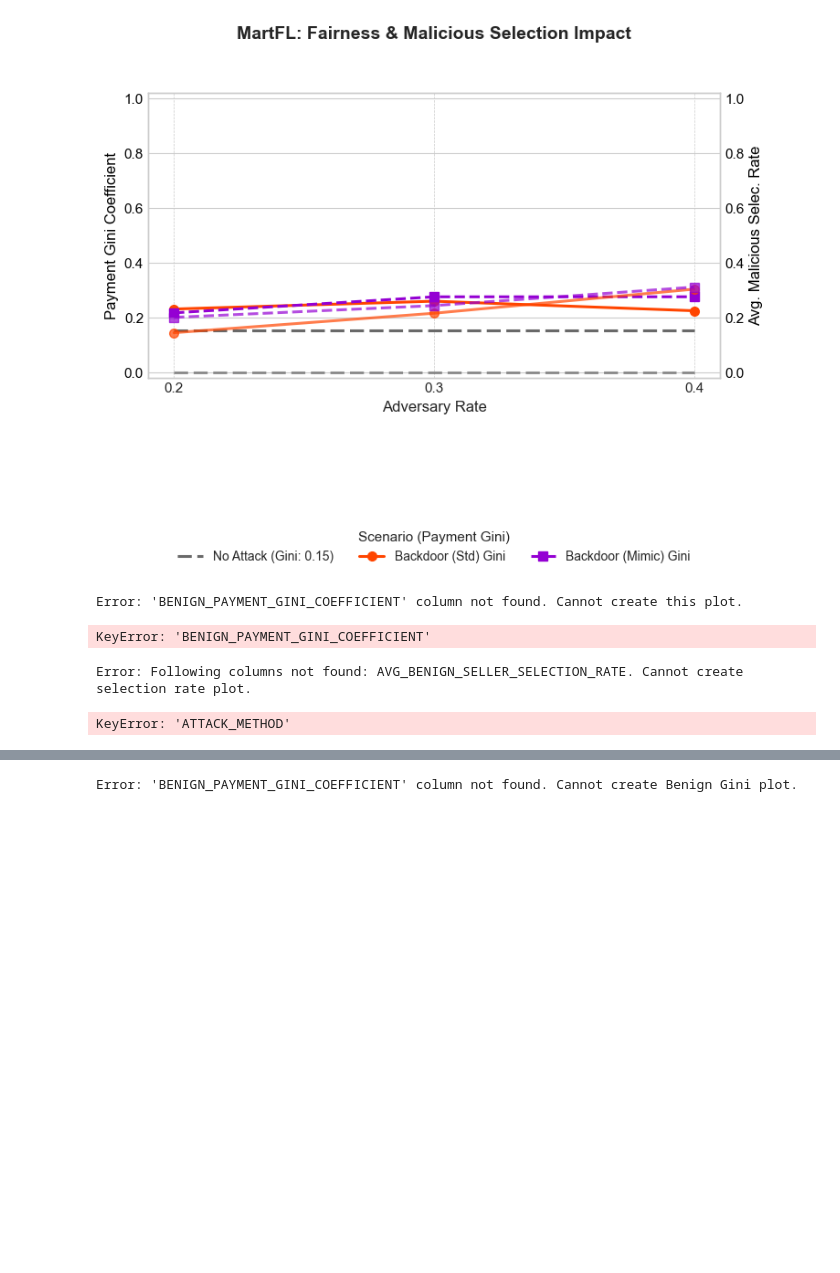
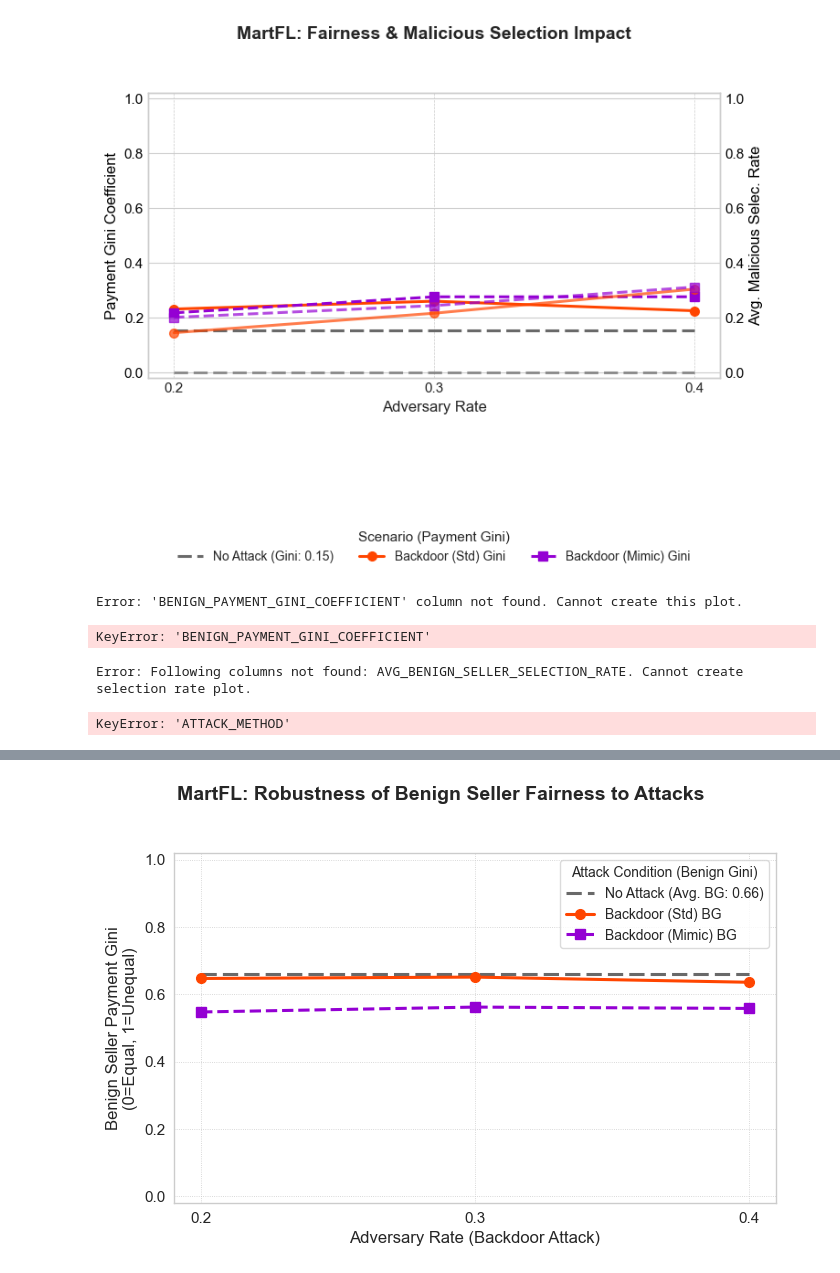
Before and after one commit to szyszyzys/poison_data_valuation, a Jupyter notebook: visual_results.ipynb, the cells around one changed output, grey strips where cells are left out. Cells and saved outputs as stored; diff of their text form; code cells hidden in the pictures; blank space fills up the shorter version.

```diff
--- a/visual_results.ipynb
+++ b/visual_results.ipynb
@@ -1343,26 +1343,37 @@ import seaborn as sns
 import numpy as np
 from matplotlib.lines import Line2D
 
-# This cell depends on 'summary_df_avg' being loaded and preprocessed in Cell 1,
-# and containing 'BENIGN_PAYMENT_GINI_COEFFICIENT'.
+# This cell depends on 'summary_df_avg' being loaded and preprocessed in Cell 1.
+# It will now use 'AVG_BENIGN_PAYMENT_GINI' from your CSV.
+
+# Define the correct column name from your CSV
+ACTUAL_BENIGN_GINI_COLUMN_NAME = 'AVG_BENIGN_PAYMENT_GINI'
 
 if 'summary_df_avg' in locals() and not summary_df_avg.empty:
     plot_data_benign_gini = summary_df_avg.copy()
-    current_aggregation_method = "MartFL" # Assuming 'MartFL' for title
+    current_aggregation_method = "MartFL" # Assuming 'MartFL'
 
-    # Check for required column
-    if 'BENIGN_PAYMENT_GINI_COEFFICIENT' not in plot_data_benign_gini.columns:
-        print("Error: 'BENIGN_PAYMENT_GINI_COEFFICIENT' column not found. Cannot create Benign Gini plot.")
+    if ACTUAL_BENIGN_GINI_COLUMN_NAME not in plot_data_benign_gini.columns:
+        print(f"Error (Benign Gini Plot): '{ACTUAL_BENIGN_GINI_COLUMN_NAME}' column not found. Cannot create plot.")
+    elif plot_data_benign_gini[ACTUAL_BENIGN_GINI_COLUMN_NAME].isna().all():
+        print(f"Error (Benign Gini Plot): '{ACTUAL_BENIGN_GINI_COLUMN_NAME}' column contains only NaN values. Cannot create plot.")
     else:
-        # Data already numeric and rounded from Cell 1's preprocessing
-        plot_data_benign_gini.dropna(subset=['BENIGN_PAYMENT_GINI_COEFFICIENT'], inplace=True)
+        # Column already preprocessed (numeric, rounded) by preprocess_experiment_data if listed in FLOAT_PRECISIONS
+        # Ensure it's numeric if it wasn't in FLOAT_PRECISIONS, though it should be
+        plot_data_benign_gini[ACTUAL_BENIGN_GINI_COLUMN_NAME] = pd.to_numeric(
+            plot_data_benign_gini[ACTUAL_BENIGN_GINI_COLUMN_NAME], errors='coerce'
+        )
+        rows_before_dropna_bg = len(plot_data_benign_gini)
+        plot_data_benign_gini.dropna(subset=[ACTUAL_BENIGN_GINI_COLUMN_NAME], inplace=True)
+        if len(plot_data_benign_gini) < rows_before_dropna_bg:
+            print(f"Plot Benign Gini: Dropped {rows_before_dropna_bg - len(plot_data_benign_gini)} rows with NaN {ACTUAL_BENIGN_GINI_COLUMN_NAME} values.")
 
         # 1. "No Attack" Benign Gini Baseline (Averaged over IS_SYBIL)
         no_attack_data_bg = plot_data_benign_gini[plot_data_benign_gini['ATTACK_METHOD'] == 'No Attack'].copy()
-        no_attack_avg_benign_gini = no_attack_data_bg['BENIGN_PAYMENT_GINI_COEFFICIENT'].mean() if not no_attack_data_bg.empty else np.nan
+        no_attack_avg_benign_gini = no_attack_data_bg[ACTUAL_BENIGN_GINI_COLUMN_NAME].mean() if not no_attack_data_bg.empty else np.nan
 
         # 2. "Backdoor Attack" Benign Gini Data, distinguishing IS_SYBIL
-        adv_rates_to_plot_on_x = [0.1, 0.2, 0.3, 0.4] # Define the ADV_RATEs of interest for attack scenarios
+        adv_rates_to_plot_on_x = [0.1, 0.2, 0.3, 0.4]
         backdoor_benign_gini_data = plot_data_benign_gini[
             (plot_data_benign_gini['ATTACK_METHOD'] == 'Backdoor') &
             (plot_data_benign_gini['ADV_RATE'].isin(adv_rates_to_plot_on_x))
@@ -1371,12 +1382,12 @@ if 'summary_df_avg' in locals() and not summary_df_avg.empty:
         if not backdoor_benign_gini_data.empty:
             backdoor_benign_gini_by_sybil = backdoor_benign_gini_data.groupby(
                 ['ADV_RATE', 'IS_SYBIL'], as_index=False
-            )['BENIGN_PAYMENT_GINI_COEFFICIENT'].mean().sort_values(by=['IS_SYBIL', 'ADV_RATE'])
+            )[ACTUAL_BENIGN_GINI_COLUMN_NAME].mean().sort_values(by=['IS_SYBIL', 'ADV_RATE'])
             adv_rates_present_in_data = sorted(backdoor_benign_gini_by_sybil['ADV_RATE'].unique())
         else:
             print(f"Warning (Benign Gini Plot): No 'Backdoor' data for Benign Gini for ADV_RATEs {adv_rates_to_plot_on_x}.")
             backdoor_benign_gini_by_sybil = pd.DataFrame()
-            adv_rates_present_in_data = [] # Will be empty if no backdoor data
+            adv_rates_present_in_data = []
 
         # --- Plotting Benign Gini ---
         if not backdoor_benign_gini_by_sybil.empty or pd.notna(no_attack_avg_benign_gini):
@@ -1390,55 +1401,55 @@ if 'summary_df_avg' in locals() and not summary_df_avg.empty:
             markers = { 'Backdoor (Standard)': 'o', 'Backdoor (Mimic)': 's' }
             legend_elements_gini = []
 
-            # Use actual min/max of plotted attack data for hline range, or defaults
             xmin_hline = min(adv_rates_present_in_data) if adv_rates_present_in_data else min(adv_rates_to_plot_on_x)
             xmax_hline = max(adv_rates_present_in_data) if adv_rates_present_in_data else max(adv_rates_to_plot_on_x)
-
 
             if pd.notna(no_attack_avg_benign_gini):
                 ax.hlines(y=no_attack_avg_benign_gini, xmin=xmin_hline, xmax=xmax_hline,
                           color=colors['No Attack'], linestyle=linestyles['No Attack'], linewidth=LINE_WIDTH)
                 legend_elements_gini.append(Line2D([0], [0], color=colors['No Attack'], linestyle=linestyles['No Attack'],
-                                                  lw=LINE_WIDTH, label=f'No Attack (Benign Gini: {no_attack_avg_benign_gini:.2f})'))
+                                                  lw=LINE_WIDTH, label=f'No Attack (Avg. BG: {no_attack_avg_benign_gini:.2f})'))
 
             if not backdoor_benign_gini_by_sybil.empty:
                 data_std = backdoor_benign_gini_by_sybil[backdoor_benign_gini_by_sybil['IS_SYBIL'] == 'False']
                 if not data_std.empty:
-                    ax.plot(data_std['ADV_RATE'], data_std['BENIGN_PAYMENT_GINI_COEFFICIENT'],
+                    ax.plot(data_std['ADV_RATE'], data_std[ACTUAL_BENIGN_GINI_COLUMN_NAME], # Use actual name
                             color=colors['Backdoor (Standard)'], linestyle=linestyles['Backdoor (Standard)'],
                             marker=markers['Backdoor (Standard)'], linewidth=LINE_WIDTH, markersize=MARKER_SIZE)
                     legend_elements_gini.append(Line2D([0], [0], color=colors['Backdoor (Standard)'], linestyle=linestyles['Backdoor (Standard)'],
                                                       marker=markers['Backdoor (Standard)'], markersize=MARKER_SIZE, lw=LINE_WIDTH,
-                                                      label='Backdoor (Std) Benign Gini'))
+                                                      label='Backdoor (Std) BG'))
 
                 data_mimic = backdoor_benign_gini_by_sybil[backdoor_benign_gini_by_sybil['IS_SYBIL'] == 'mimic']
                 if not data_mimic.empty:
-                    ax.plot(data_mimic['ADV_RATE'], data_mimic['BENIGN_PAYMENT_GINI_COEFFICIENT'],
+                    ax.plot(data_mimic['ADV_RATE'], data_mimic[ACTUAL_BENIGN_GINI_COLUMN_NAME], # Use actual name
                             color=colors['Backdoor (Mimic)'], linestyle=linestyles['Backdoor (Mimic)'],
                             marker=markers['Backdoor (Mimic)'], linewidth=LINE_WIDTH, markersize=MARKER_SIZE)
                     legend_elements_gini.append(Line2D([0], [0], color=colors['Backdoor (Mimic)'], linestyle=linestyles['Backdoor (Mimic)'],
                                                       marker=markers['Backdoor (Mimic)'], markersize=MARKER_SIZE, lw=LINE_WIDTH,
-                                                      label='Backdoor (Mimic) Benign Gini'))
+                                                      label='Backdoor (Mimic) BG'))
 
             ax.set_xlabel('Adversary Rate (Backdoor Attack)', fontsize=AXIS_LABEL_FONT_SIZE)
             ax.set_ylabel('Benign Seller Payment Gini\n(0=Equal, 1=Unequal)', fontsize=AXIS_LABEL_FONT_SIZE)
             ax.tick_params(axis='both', which='major', labelsize=TICK_LABEL_FONT_SIZE, pad=6)
             ax.set_ylim(-0.02, 1.02)
-            # Set x-ticks to only show the ADV_RATEs where attack data is plotted
-            plot_xticks = adv_rates_present_in_data if adv_rates_present_in_data else adv_rates_to_plot_on_x
-            ax.set_xticks(ticks=plot_xticks); ax.set_xticklabels(labels=[f'{r:.1f}' for r in plot_xticks])
+
+            plot_xticks_bg = adv_rates_present_in_data if adv_rates_present_in_data else adv_rates_to_plot_on_x
+            if plot_xticks_bg :
+                 ax.set_xticks(ticks=plot_xticks_bg); ax.set_xticklabels(labels=[f'{r:.1f}' for r in plot_xticks_bg])
+
             ax.grid(True, which='major', linestyle=':', linewidth=0.6)
 
             if legend_elements_gini:
                 ax.legend(handles=legend_elements_gini, title='Attack Condition (Benign Gini)', fontsize=LEGEND_FONT_SIZE, loc='best', frameon=True, edgecolor='lightgray')
             fig.suptitle(f'{current_aggregation_method}: Robustness of Benign Seller Fairness to Attacks',
                          fontsize=TITLE_FONT_SIZE, y=0.99, fontweight='bold')
             plt.tight_layout(rect=[0, 0, 1, 0.95])
             plt.show()
         else:
-            print("Not enough data to plot Benign Gini after filtering.")
+            print("Not enough data to plot Benign Gini after filtering for specific conditions.")
 else:
-    print("DataFrame 'summary_df_avg' is not available for Benign Gini plot.")
+    print("DataFrame 'summary_df_avg' is not available for Benign Gini plot (empty or not loaded).")
 # %% [output]
-Error: 'BENIGN_PAYMENT_GINI_COEFFICIENT' column not found. Cannot create Benign Gini plot.
+[figure, added]
 # %%
```
Also changed, not shown: parts of 2 cells of this notebook, 1 other file.
